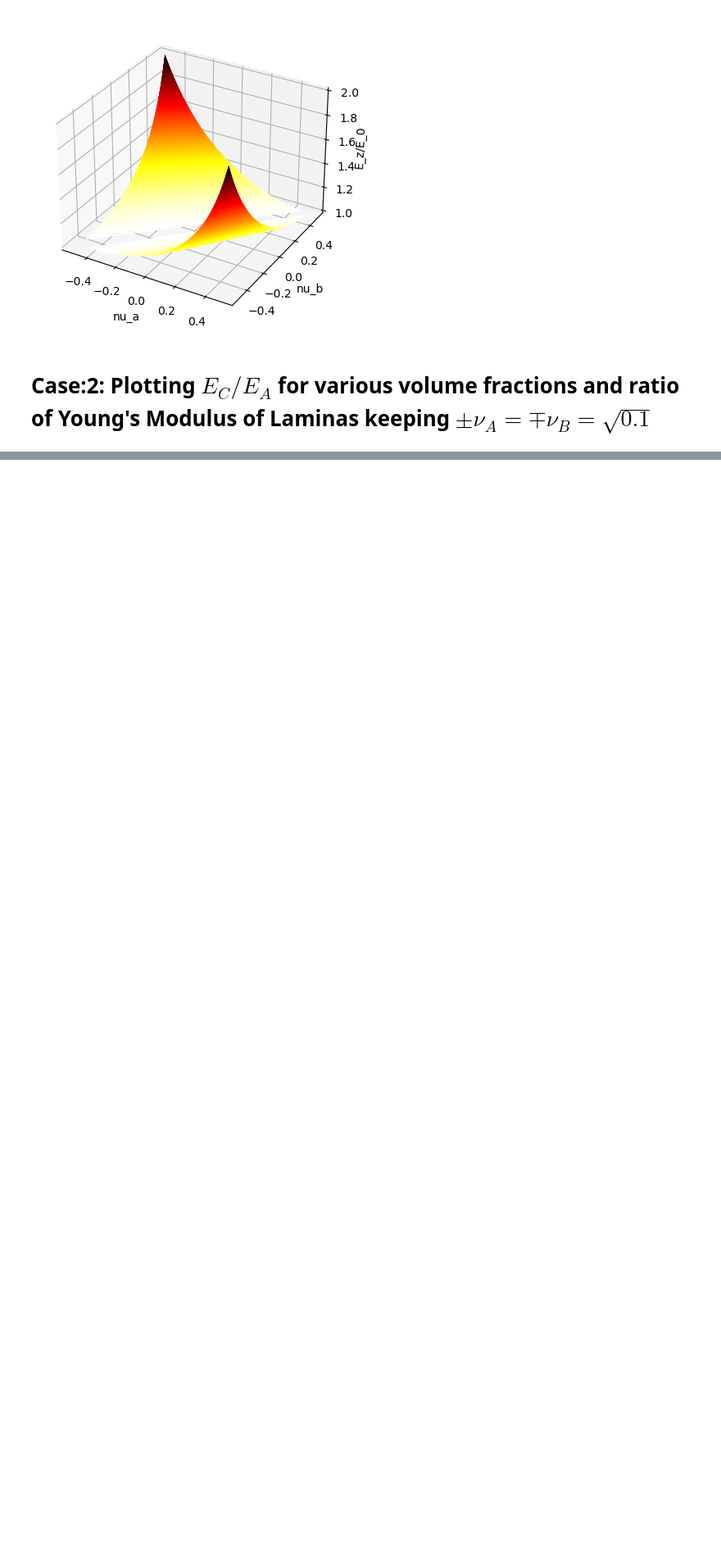
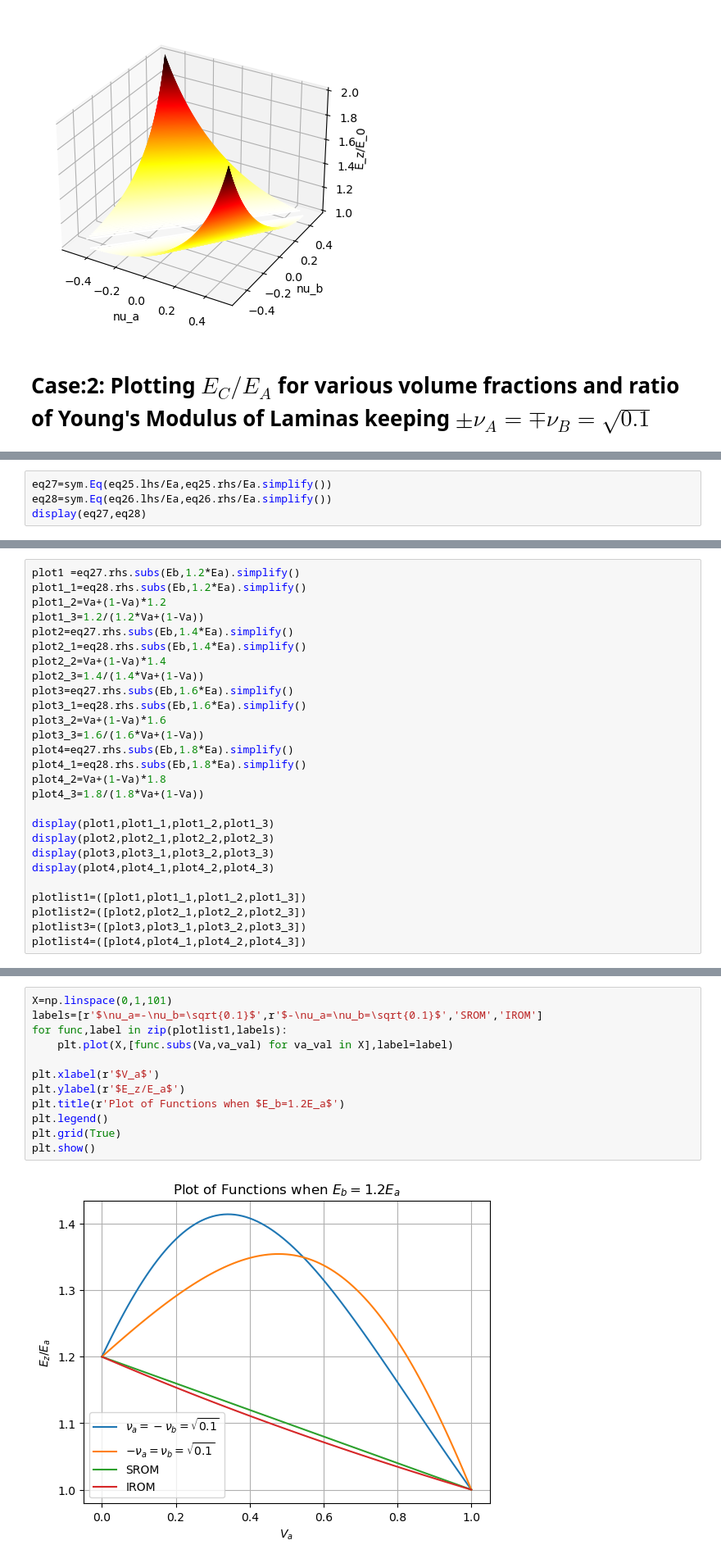
Before and after one commit to hdandecha/MTP, a Jupyter notebook: Out of plane modulus of semi auxetic laminates.ipynb, the cells around one changed output, grey strips where cells are left out. Shown: that part at 82% size. Drawn from its saved outputs; the diff is of its cells as text; blank space fills up the shorter version.

```diff
--- a/Out of plane modulus of semi auxetic laminates.ipynb
+++ b/Out of plane modulus of semi auxetic laminates.ipynb
@@ -192,0 +192,4 @@ $\displaystyle E_{z} = \frac{E_{a} E_{b} \left(- 1.31622776601684 E_{a} V_{A} -
+# %%
+eq27=sym.Eq(eq25.lhs/Ea,eq25.rhs/Ea.simplify())
+eq28=sym.Eq(eq26.lhs/Ea,eq26.rhs/Ea.simplify())
+display(eq27,eq28)
@@ -192,0 +199,27 @@ $\displaystyle E_{z} = \frac{E_{a} E_{b} \left(- 1.31622776601684 E_{a} V_{A} -
+# %%
+plot1 =eq27.rhs.subs(Eb,1.2*Ea).simplify()
+plot1_1=eq28.rhs.subs(Eb,1.2*Ea).simplify()
+plot1_2=Va+(1-Va)*1.2
+plot1_3=1.2/(1.2*Va+(1-Va))
+plot2=eq27.rhs.subs(Eb,1.4*Ea).simplify()
+plot2_1=eq28.rhs.subs(Eb,1.4*Ea).simplify()
+plot2_2=Va+(1-Va)*1.4
+plot2_3=1.4/(1.4*Va+(1-Va))
+plot3=eq27.rhs.subs(Eb,1.6*Ea).simplify()
+plot3_1=eq28.rhs.subs(Eb,1.6*Ea).simplify()
+plot3_2=Va+(1-Va)*1.6
+plot3_3=1.6/(1.6*Va+(1-Va))
+plot4=eq27.rhs.subs(Eb,1.8*Ea).simplify()
+plot4_1=eq28.rhs.subs(Eb,1.8*Ea).simplify()
+plot4_2=Va+(1-Va)*1.8
+plot4_3=1.8/(1.8*Va+(1-Va))
+
+display(plot1,plot1_1,plot1_2,plot1_3)
+display(plot2,plot2_1,plot2_2,plot2_3)
+display(plot3,plot3_1,plot3_2,plot3_3)
+display(plot4,plot4_1,plot4_2,plot4_3)
+
+plotlist1=([plot1,plot1_1,plot1_2,plot1_3])
+plotlist2=([plot2,plot2_1,plot2_2,plot2_3])
+plotlist3=([plot3,plot3_1,plot3_2,plot3_3])
+plotlist4=([plot4,plot4_1,plot4_2,plot4_3])
@@ -192,0 +240,14 @@ $\displaystyle E_{z} = \frac{E_{a} E_{b} \left(- 1.31622776601684 E_{a} V_{A} -
+# %%
+X=np.linspace(0,1,101)
+labels=[r'$\nu_a=-\nu_b=\sqrt{0.1}$',r'$-\nu_a=\nu_b=\sqrt{0.1}$','SROM','IROM']
+for func,label in zip(plotlist1,labels):
+    plt.plot(X,[func.subs(Va,va_val) for va_val in X],label=label)
+
+plt.xlabel(r'$V_a$')
+plt.ylabel(r'$E_z/E_a$')
+plt.title(r'Plot of Functions when $E_b=1.2E_a$')
+plt.legend()
+plt.grid(True)
+plt.show()
+# %% [output]
+[figure, added]
```
Also changed, not shown: parts of 8 cells of this notebook.
